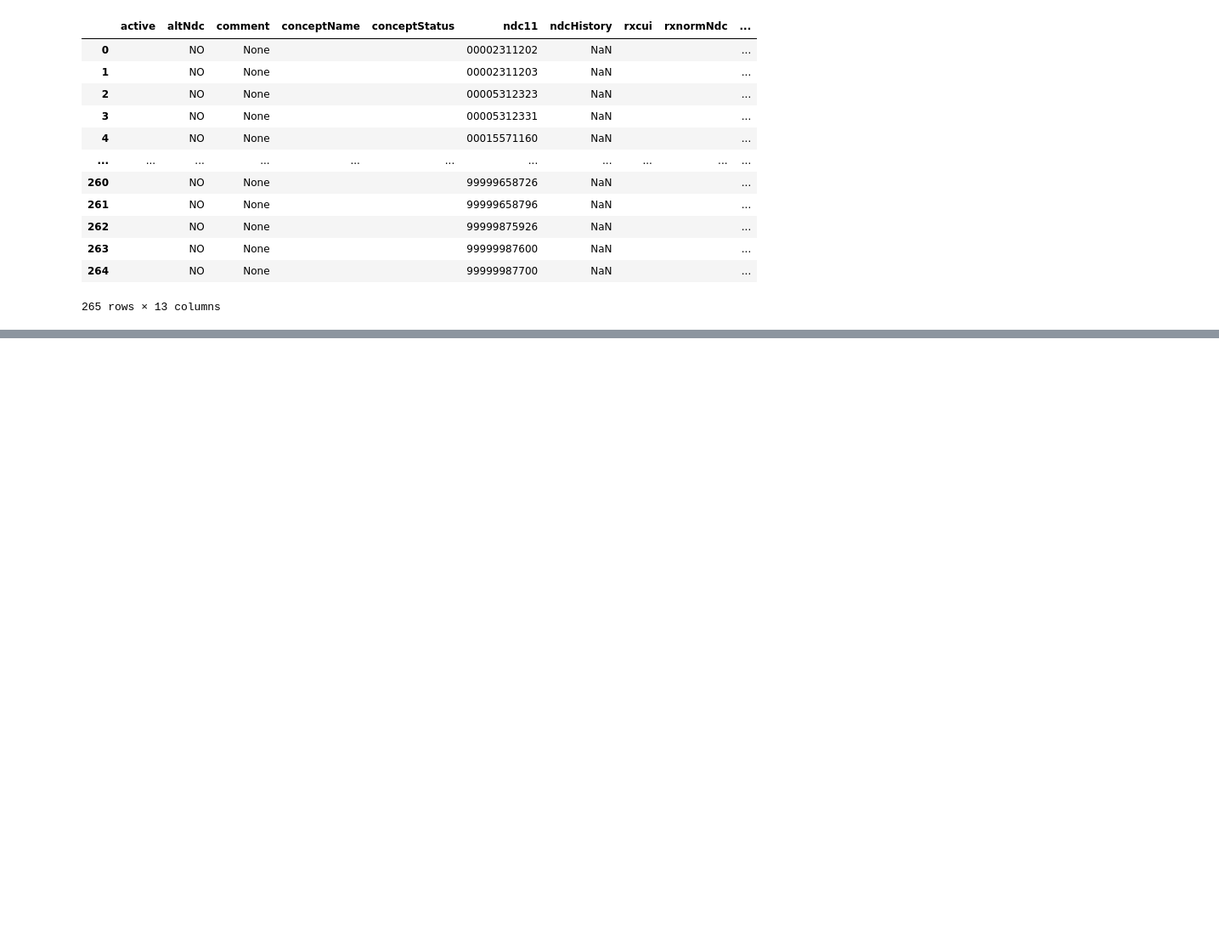
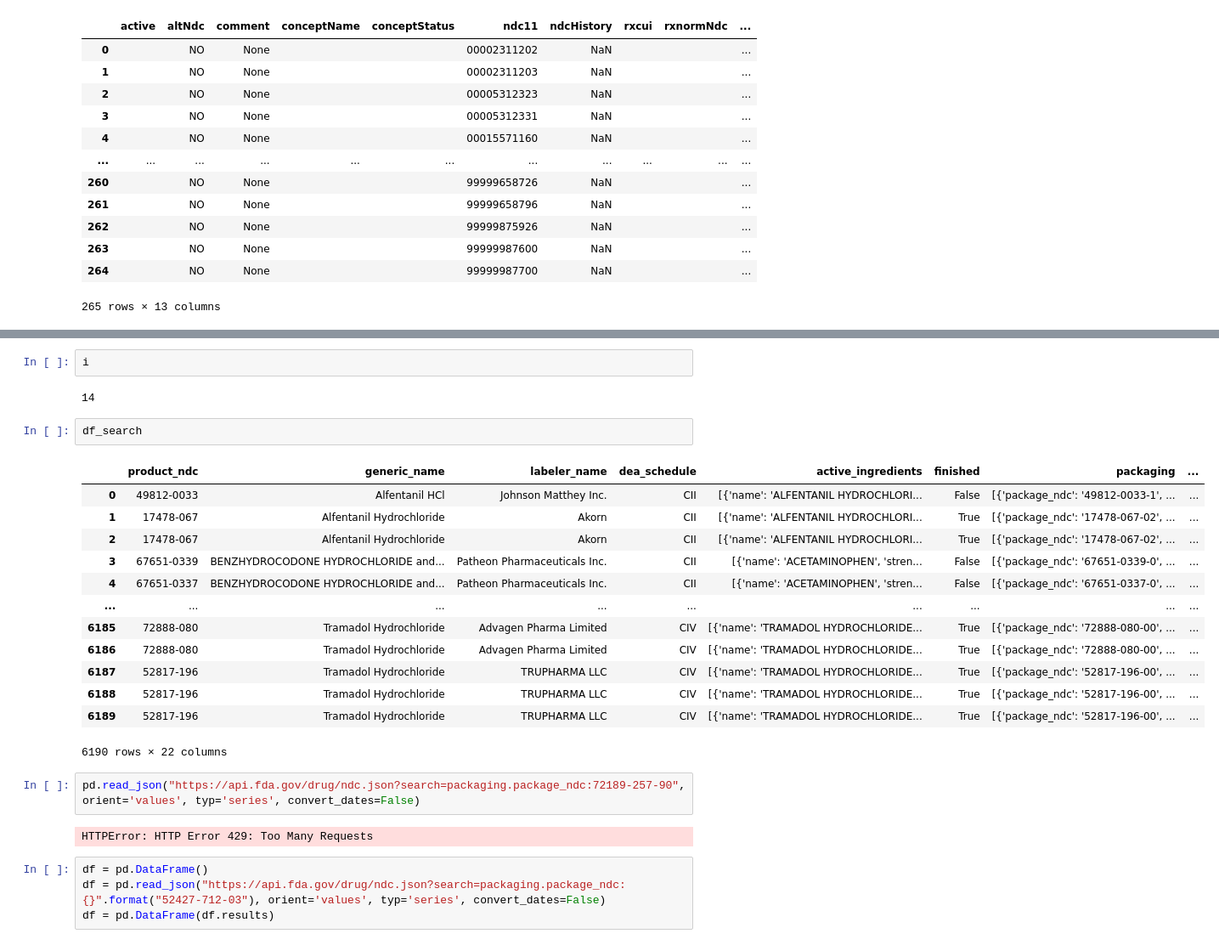
Before and after one commit to danielhmendoza01/Automatic_Code_Sets, a Jupyter notebook: NDC/Opioids/cdc_check.ipynb, the cells around one changed output, grey strips where cells are left out. Shown at 85% size. Drawn from its saved outputs; the diff is of its cells as text; blank space fills up the shorter version.

```diff
--- a/NDC/Opioids/cdc_check.ipynb
+++ b/NDC/Opioids/cdc_check.ipynb
@@ -145,0 +213,28 @@ df_active
+# %%
+i
+# %% [output]
+14
+# %%
+df_search
+# %% [output]
+|  | product_ndc | generic_name | labeler_name | dea_schedule | active_ingredients | finished | packaging | ... |
+| 0 | 49812-0033 | Alfentanil HCl | Johnson Matthey Inc. | CII | [{'name': 'ALFENTANIL HYDROCHLORI... | False | [{'package_ndc': '49812-0033-1', ... | ... |
+| 1 | 17478-067 | Alfentanil Hydrochloride | Akorn | CII | [{'name': 'ALFENTANIL HYDROCHLORI... | True | [{'package_ndc': '17478-067-02', ... | ... |
+| 2 | 17478-067 | Alfentanil Hydrochloride | Akorn | CII | [{'name': 'ALFENTANIL HYDROCHLORI... | True | [{'package_ndc': '17478-067-02', ... | ... |
+| 3 | 67651-0339 | BENZHYDROCODONE HYDROCHLORIDE and... | Patheon Pharmaceuticals Inc. | CII | [{'name': 'ACETAMINOPHEN', 'stren... | False | [{'package_ndc': '67651-0339-0', ... | ... |
+| 4 | 67651-0337 | BENZHYDROCODONE HYDROCHLORIDE and... | Patheon Pharmaceuticals Inc. | CII | [{'name': 'ACETAMINOPHEN', 'stren... | False | [{'package_ndc': '67651-0337-0', ... | ... |
+| ... | ... | ... | ... | ... | ... | ... | ... | ... |
+| 6185 | 72888-080 | Tramadol Hydrochloride | Advagen Pharma Limited | CIV | [{'name': 'TRAMADOL HYDROCHLORIDE... | True | [{'package_ndc': '72888-080-00', ... | ... |
+| 6186 | 72888-080 | Tramadol Hydrochloride | Advagen Pharma Limited | CIV | [{'name': 'TRAMADOL HYDROCHLORIDE... | True | [{'package_ndc': '72888-080-00', ... | ... |
+| 6187 | 52817-196 | Tramadol Hydrochloride | TRUPHARMA LLC | CIV | [{'name': 'TRAMADOL HYDROCHLORIDE... | True | [{'package_ndc': '52817-196-00', ... | ... |
+| 6188 | 52817-196 | Tramadol Hydrochloride | TRUPHARMA LLC | CIV | [{'name': 'TRAMADOL HYDROCHLORIDE... | True | [{'package_ndc': '52817-196-00', ... | ... |
+| 6189 | 52817-196 | Tramadol Hydrochloride | TRUPHARMA LLC | CIV | [{'name': 'TRAMADOL HYDROCHLORIDE... | True | [{'package_ndc': '52817-196-00', ... | ... |
+6190 rows × 22 columns
+# %%
+pd.read_json("https://api.fda.gov/drug/ndc.json?search=packaging.package_ndc:72189-257-90", orient='values', typ='series', convert_dates=False)
+# %% [output]
+HTTPError: HTTP Error 429: Too Many Requests
+# %%
+df = pd.DataFrame()
+df = pd.read_json("https://api.fda.gov/drug/ndc.json?search=packaging.package_ndc:{}".format("52427-712-03"), orient='values', typ='series', convert_dates=False)
+df = pd.DataFrame(df.results)
```
Also changed, not shown: parts of 20 cells of this notebook, 2 other files.
